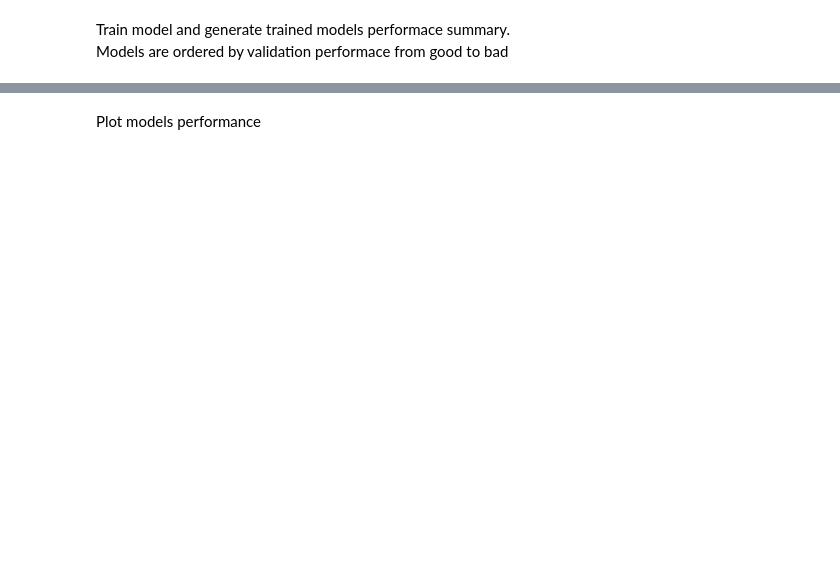
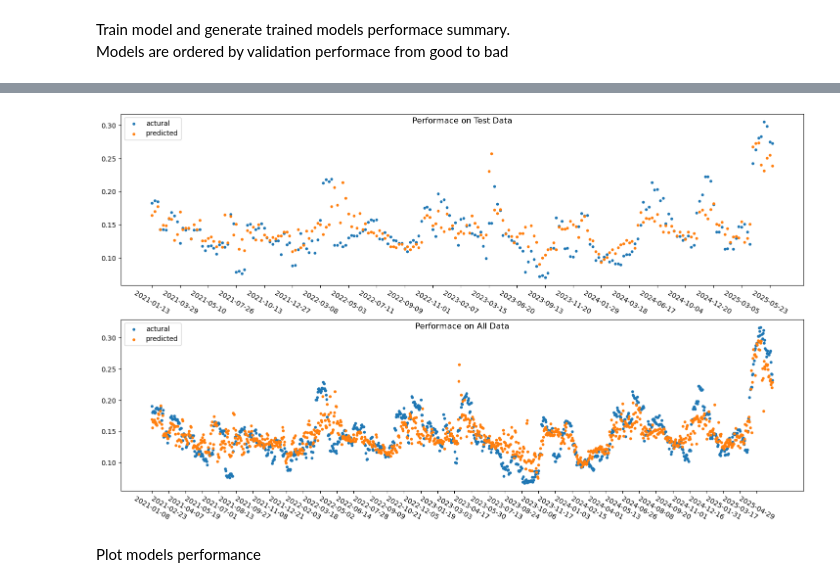
Before and after one commit to y-fu/note_repo, a Jupyter notebook: QF/train_and_predict_vol.ipynb, the cells around one changed output, grey strips where cells are left out. Drawn from its saved outputs; the diff is of its cells as text; code cells hidden in the pictures; blank space fills up the shorter version.

```diff
--- a/QF/train_and_predict_vol.ipynb
+++ b/QF/train_and_predict_vol.ipynb
@@ -72,3 +102,34 @@ WARNING:tensorflow:Value in checkpoint could not be found in the restored object
+# %%
+from matplotlib import pyplot as plt
+
+fig, axs = plt.subplots(2, 1, figsize=(18, 10))
+# Test Data
+axs[0].scatter(y=y_merged_test_df['Rv_21'], x=y_merged_test_df.index, label='actural', s=10)
+axs[0].scatter(y=y_merged_test_df['Predicted'], x=y_merged_test_df.index, label='predicted', s=10)
+axs[0].set_title('Performace on Test Data', y=1, pad=-14)
+axs[0].legend()
+
+ind = list(range(0, len(y_merged_test_df), 10))
+
+axs[0].set_xticks(ind)
+axs[0].set_xticklabels(y_merged_test_df['Date'].iloc[ind], rotation=-30)
+
+
+# All Data
+axs[1].scatter(y=y_merged_all_df['Rv_21'], x=y_merged_all_df.index, label='actural', s=10)
+axs[1].scatter(y=y_merged_all_df['Predicted'], x=y_merged_all_df.index, label='predicted', s=10)
+axs[1].set_title('Performace on All Data', y=1, pad=-14)
+axs[1].legend()
+
+ind_all = list(range(0, len(y_merged_all_df), 30))
+
+axs[1].set_xticks(ind_all)
+axs[1].set_xticklabels(y_merged_all_df['Date'].iloc[ind_all], rotation=-30)
+
+
+plt.show()
+# %% [output]
+[figure, added]
 # %% [markdown]
 Plot models performance
 # %%
```
Also changed, not shown: parts of 5 cells of this notebook, 1 other file.
